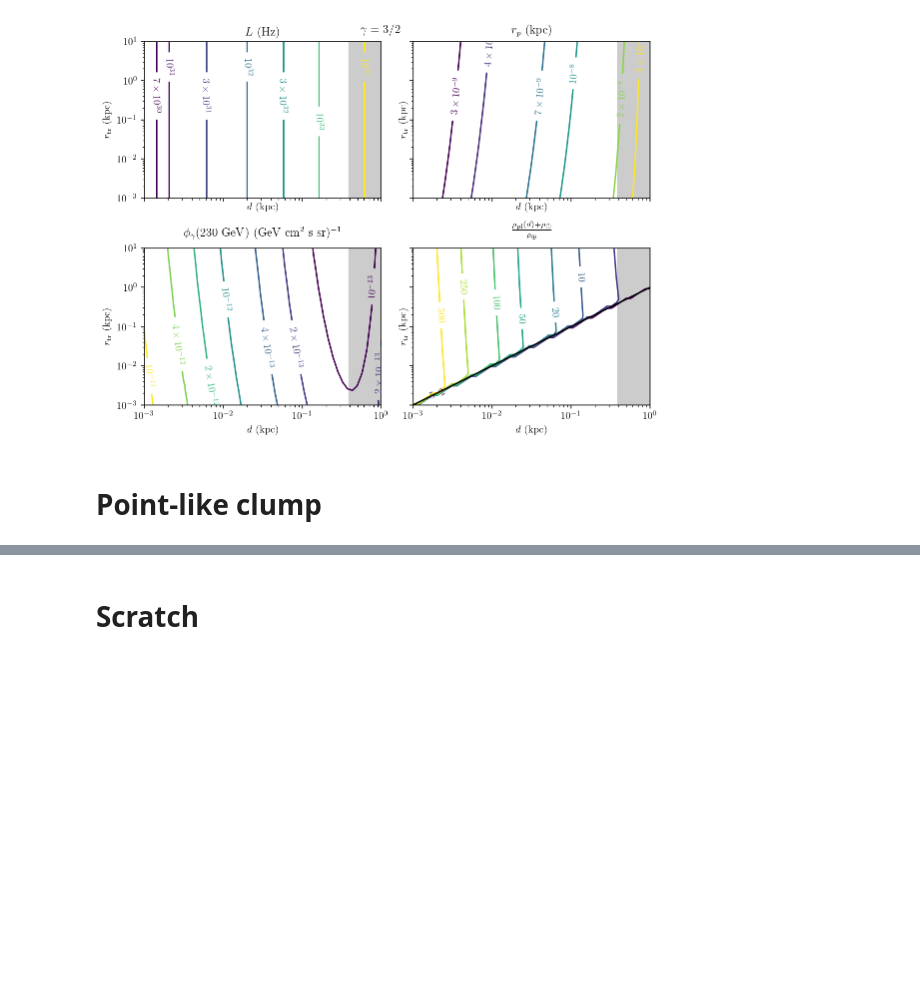
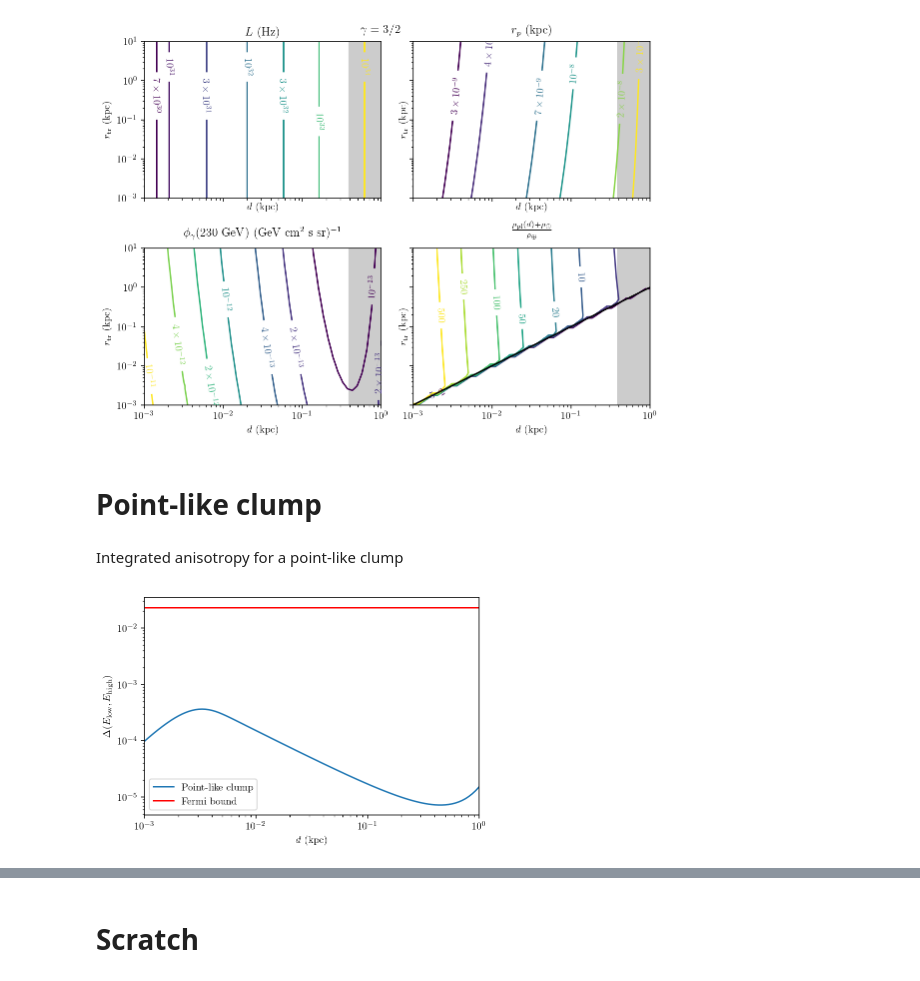
Before and after one commit to adam-coogan/cr_lines_from_dm_subhalos, a Jupyter notebook: Contour plots 6.ipynb, the cells around one changed output, grey strips where cells are left out. Saved outputs shown, nothing was run; the diff lists cells and outputs as text; code cells hidden in the pictures; blank space fills up the shorter version.

Commit message:
Got anisotropy calculation working pretty reliably! Added a various diagnostic plots.

```diff
--- a/Contour plots 6.ipynb
+++ b/Contour plots 6.ipynb
@@ -1039,0 +1069,18 @@ def aniso_pt(e, dist):
+# %% [markdown]
+Integrated anisotropy for a point-like clump
+# %%
+dists = np.logspace(-3, 0, 100)
+idx = len(aniso_fermi) - 1
+
+plt.xlim(dists[[0, -1]])
+plt.xlabel(r"$d$ (kpc)")
+plt.ylabel(r"$\Delta(E_{\mathrm{low}}, E_{\mathrm{high}})$")
+
+plt.loglog(dists, aniso_int_pt(e_low_aniso_fermi[idx], e_high_aniso_fermi[idx], dists),
+           label="Point-like clump")
+plt.axhline(aniso_fermi[idx], linestyle='-', color='r', label="Fermi bound")
+
+plt.legend()
+plt.savefig("figures/aniso_int_pt.pdf")
+# %% [output]
+[figure, added]
```
Also changed, not shown: parts of 9 cells of this notebook, 13 other files.
